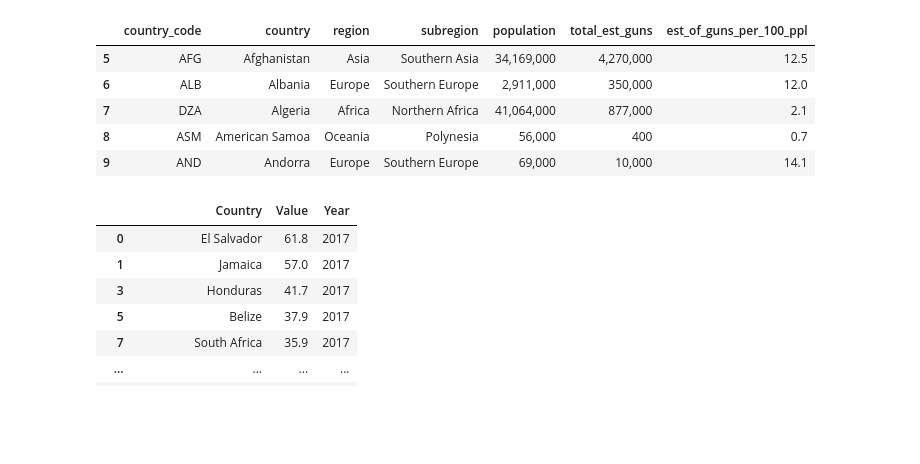
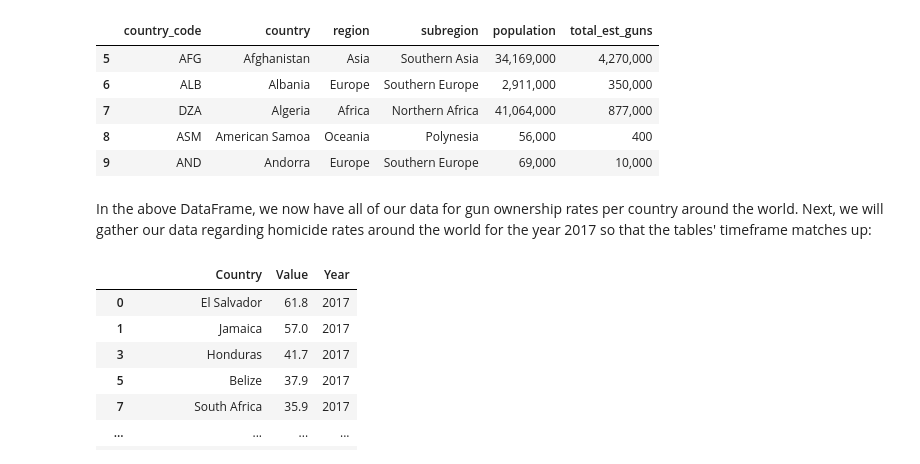
Before and after one commit to the-amazing-works-of-stephanie/gun-violence-analysis, a Jupyter notebook: fp.ipynb, the cells around one changed output. Cells and saved outputs as stored; diff of their text form; code cells hidden in the pictures; blank space fills up the shorter version.

```diff
--- a/fp.ipynb
+++ b/fp.ipynb
@@ -40,27 +37,29 @@ Let's get exploring!
 # %%
-# opening the homicide rate file
-#-----------SLATED FOR DELETION-----------
+# Opening the homicide rate file
+#NOTE: -----------SLATED FOR DELETION-----------
 homicide_rates = pd.read_csv('united_nations_homicide_rate_by_mechanisms.csv')
 
-#opening the gun ownership data
+# Opening the gun ownership data and creating a Dataframe from it using tabula
 url = "http://www.smallarmssurvey.org/fileadmin/docs/Weapons_and_Markets/Tools/Firearms_holdings/SAS-BP-Civilian-held-firearms-annexe.pdf"
 got_gun = tabula.io.read_pdf(url, output_format='dataframe', pages='all')
 
 #rename columns
 got_gun[0].columns=['country_code', 'country', 'region', 'subregion', 'population', 'total_est_guns', 'est_of_guns_per_100_ppl', 'delete1', 'comp_method', 'registered_guns', 'delete2', 'unregistered_guns']
 
 #drop some unnecessary columns & rows
 got_gun[0].drop(range(0,5), inplace=True)
-got_gun[0].drop(columns=['delete1', 'delete2', 'comp_method', 'registered_guns', 'unregistered_guns'], inplace=True)
+got_gun[0].drop(columns=['delete1', 'delete2', 'comp_method', 'registered_guns', 'unregistered_guns', 'est_of_guns_per_100_ppl'], inplace=True)
 
 got_gun[0].head()
 # %% [output]
-|  | country_code | country | region | subregion | population | total_est_guns | est_of_guns_per_100_ppl |
-| 5 | AFG | Afghanistan | Asia | Southern Asia | 34,169,000 | 4,270,000 | 12.5 |
-| 6 | ALB | Albania | Europe | Southern Europe | 2,911,000 | 350,000 | 12.0 |
-| 7 | DZA | Algeria | Africa | Northern Africa | 41,064,000 | 877,000 | 2.1 |
-| 8 | ASM | American Samoa | Oceania | Polynesia | 56,000 | 400 | 0.7 |
-| 9 | AND | Andorra | Europe | Southern Europe | 69,000 | 10,000 | 14.1 |
+|  | country_code | country | region | subregion | population | total_est_guns |
+| 5 | AFG | Afghanistan | Asia | Southern Asia | 34,169,000 | 4,270,000 |
+| 6 | ALB | Albania | Europe | Southern Europe | 2,911,000 | 350,000 |
+| 7 | DZA | Algeria | Africa | Northern Africa | 41,064,000 | 877,000 |
+| 8 | ASM | American Samoa | Oceania | Polynesia | 56,000 | 400 |
+| 9 | AND | Andorra | Europe | Southern Europe | 69,000 | 10,000 |
+# %% [markdown]
+In the above DataFrame, we now have all of our data for gun ownership rates per country around the world. Next, we will gather our data regarding homicide rates around the world for the year 2017 so that the tables' timeframe matches up:
 # %%
 # scraping the intentional homicide data & putting into a dataframe
 r = requests.get('https://www.indexmundi.com/facts/indicators/VC.IHR.PSRC.P5/rankings')
```
Also changed, not shown: parts of 23 cells of this notebook.
